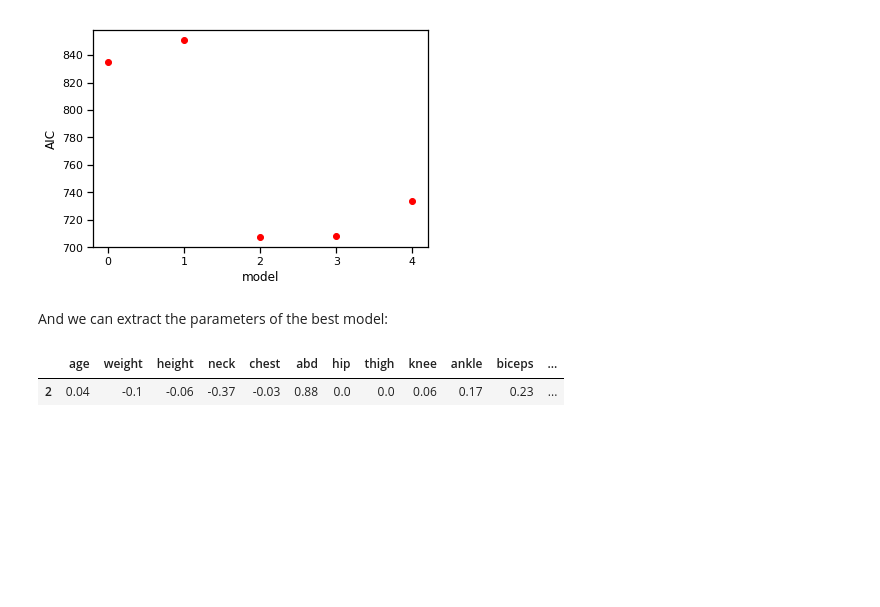
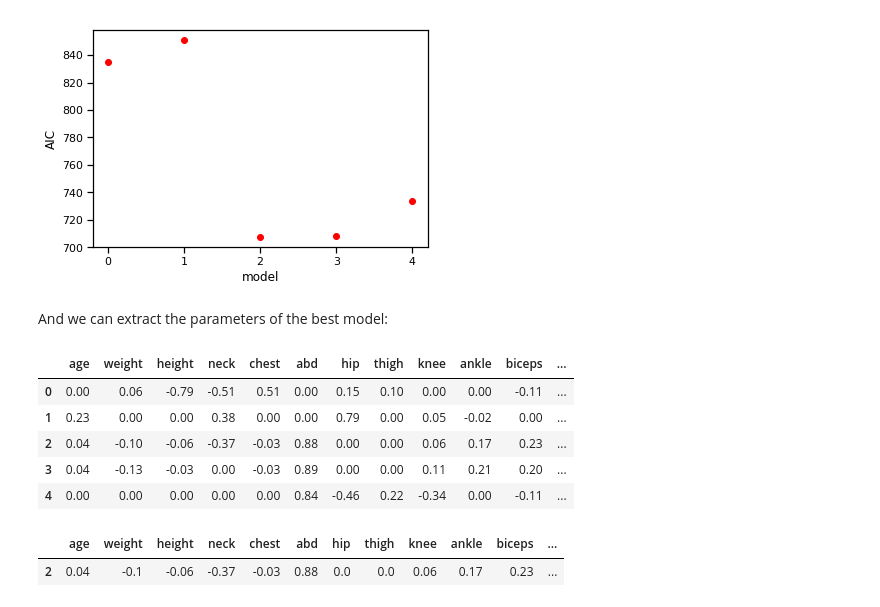
Before and after one commit to ntjames/Bios8366, a Jupyter notebook: notebooks/Section6_3-Model-Selection-and-Validation.ipynb, the cells around one changed output. Cells and saved outputs as stored; diff of their text form; code cells hidden in the pictures; blank space fills up the shorter version.

```diff
--- a/notebooks/Section6_3-Model-Selection-and-Validation.ipynb
+++ b/notebooks/Section6_3-Model-Selection-and-Validation.ipynb
@@ -222,6 +218,15 @@ Text(0,0.5,'AIC')
 [figure]
 # %% [markdown]
 And we can extract the parameters of the best model:
+# %%
+params.round(2)
+# %% [output]
+|  | age | weight | height | neck | chest | abd | hip | thigh | knee | ankle | biceps | ... |
+| 0 | 0.00 | 0.06 | -0.79 | -0.51 | 0.51 | 0.00 | 0.15 | 0.10 | 0.00 | 0.00 | -0.11 | ... |
+| 1 | 0.23 | 0.00 | 0.00 | 0.38 | 0.00 | 0.00 | 0.79 | 0.00 | 0.05 | -0.02 | 0.00 | ... |
+| 2 | 0.04 | -0.10 | -0.06 | -0.37 | -0.03 | 0.88 | 0.00 | 0.00 | 0.06 | 0.17 | 0.23 | ... |
+| 3 | 0.04 | -0.13 | -0.03 | 0.00 | -0.03 | 0.89 | 0.00 | 0.00 | 0.11 | 0.21 | 0.20 | ... |
+| 4 | 0.00 | 0.00 | 0.00 | 0.00 | 0.00 | 0.84 | -0.46 | 0.22 | -0.34 | 0.00 | -0.11 | ... |
 # %%
 p_best = params.loc[np.where(aic_values==aic_values.min())]
 p_best.round(2)
```
Also changed, not shown: parts of 16 cells of this notebook.
